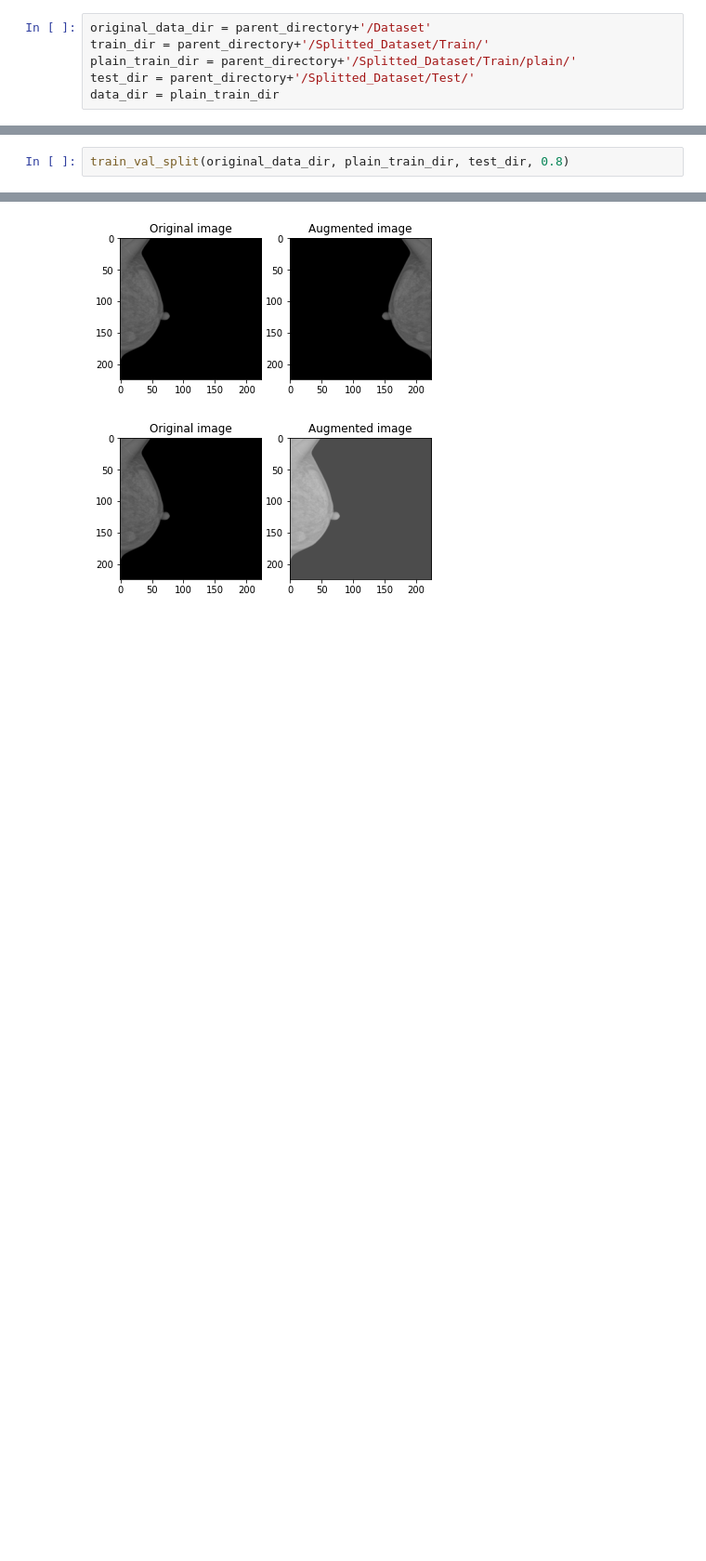
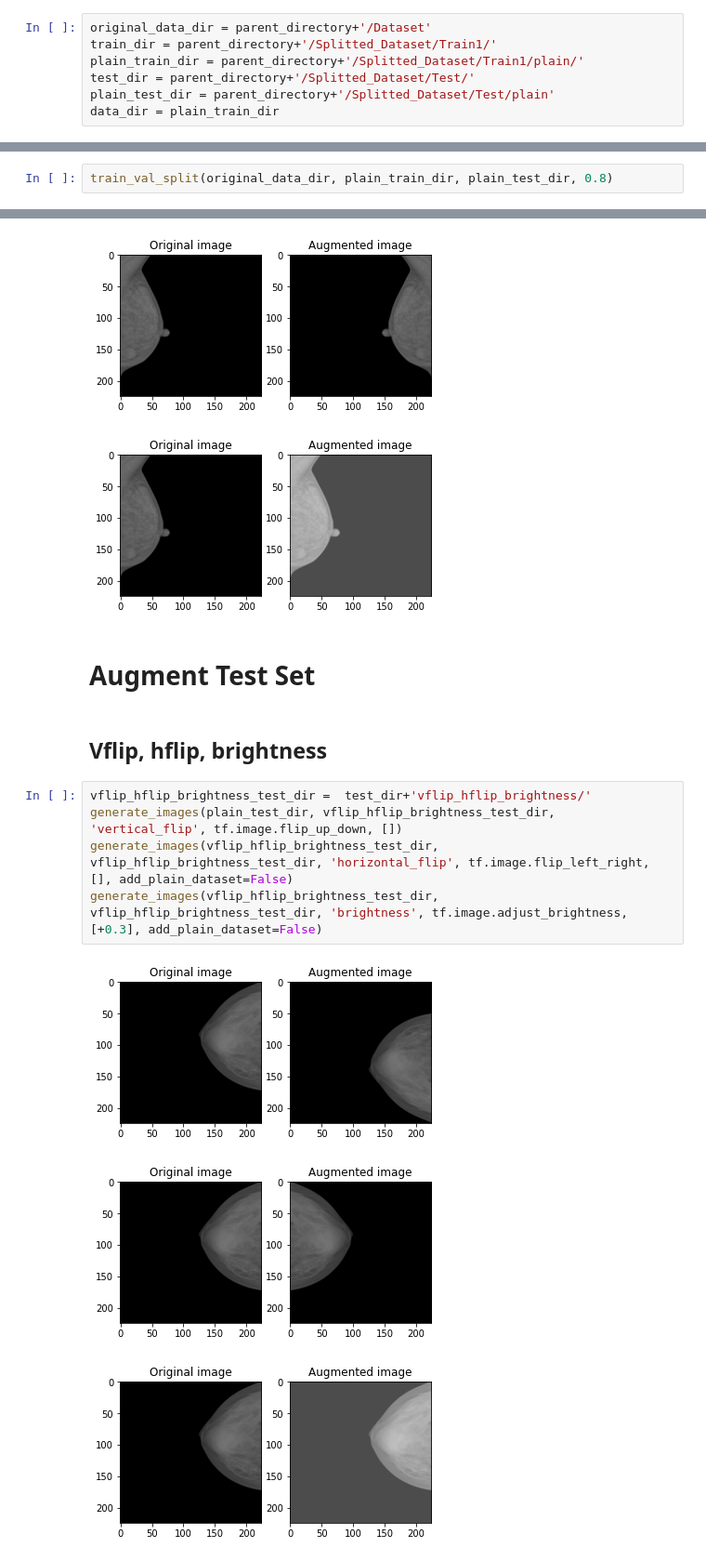
Before and after one commit to SalvatoreCognetta/BreastCancerDetection, a Jupyter notebook: create_augmented_data.ipynb, the cells around one changed output, grey strips where cells are left out. Shown: that part at 93% size. Drawn from its saved outputs; the diff is of its cells as text; blank space fills up the shorter version.

Commit message:
Added augmentation also on test set (vertical, horizontal flip  and brightness

```diff
--- a/create_augmented_data.ipynb
+++ b/create_augmented_data.ipynb
@@ -249,13 +256,14 @@ Density2Malignant  directory created
 # %%
 original_data_dir = parent_directory+'/Dataset'
-train_dir = parent_directory+'/Splitted_Dataset/Train/'
-plain_train_dir = parent_directory+'/Splitted_Dataset/Train/plain/'
+train_dir = parent_directory+'/Splitted_Dataset/Train1/'
+plain_train_dir = parent_directory+'/Splitted_Dataset/Train1/plain/'
 test_dir = parent_directory+'/Splitted_Dataset/Test/'
+plain_test_dir = parent_directory+'/Splitted_Dataset/Test/plain'
 data_dir = plain_train_dir
 # %% [markdown]
 # Split the DataSet in 80% train 20% test
 # %%
-train_val_split(original_data_dir, plain_train_dir, test_dir, 0.8)
+train_val_split(original_data_dir, plain_train_dir, plain_test_dir, 0.8)
 # %%
 # input_folder = "./Dataset"
 # output = "./Splitted_Dataset" #where you want the split datasets saved. one will be created if none is set
@@ -322,3 +332,16 @@ generate_images(crop_vflip_hflip_brightness_train_dir, crop_vflip_hflip_brightne
 [figure]
 [figure]
 [figure]
+# %% [markdown]
+# Augment Test Set
+# %% [markdown]
+## Vflip, hflip, brightness
+# %%
+vflip_hflip_brightness_test_dir =  test_dir+'vflip_hflip_brightness/'
+generate_images(plain_test_dir, vflip_hflip_brightness_test_dir, 'vertical_flip', tf.image.flip_up_down, [])
+generate_images(vflip_hflip_brightness_test_dir, vflip_hflip_brightness_test_dir, 'horizontal_flip', tf.image.flip_left_right, [], add_plain_dataset=False)
+generate_images(vflip_hflip_brightness_test_dir, vflip_hflip_brightness_test_dir, 'brightness', tf.image.adjust_brightness, [+0.3], add_plain_dataset=False)
+# %% [output]
+[figure, added]
+[figure, added]
+[figure, added]
```
Also changed, not shown: parts of 9 cells of this notebook.
